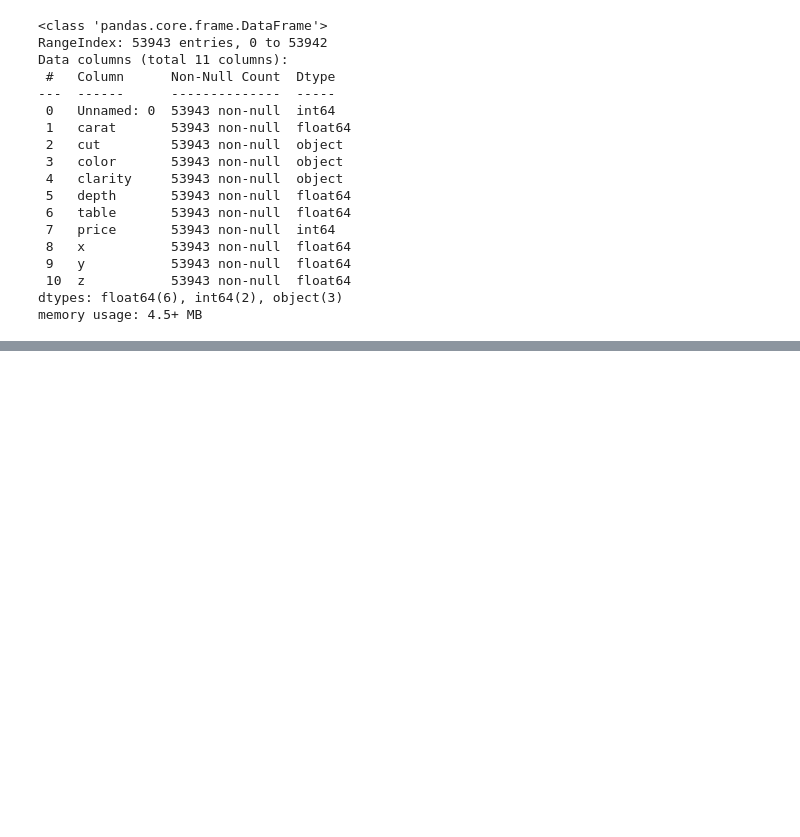
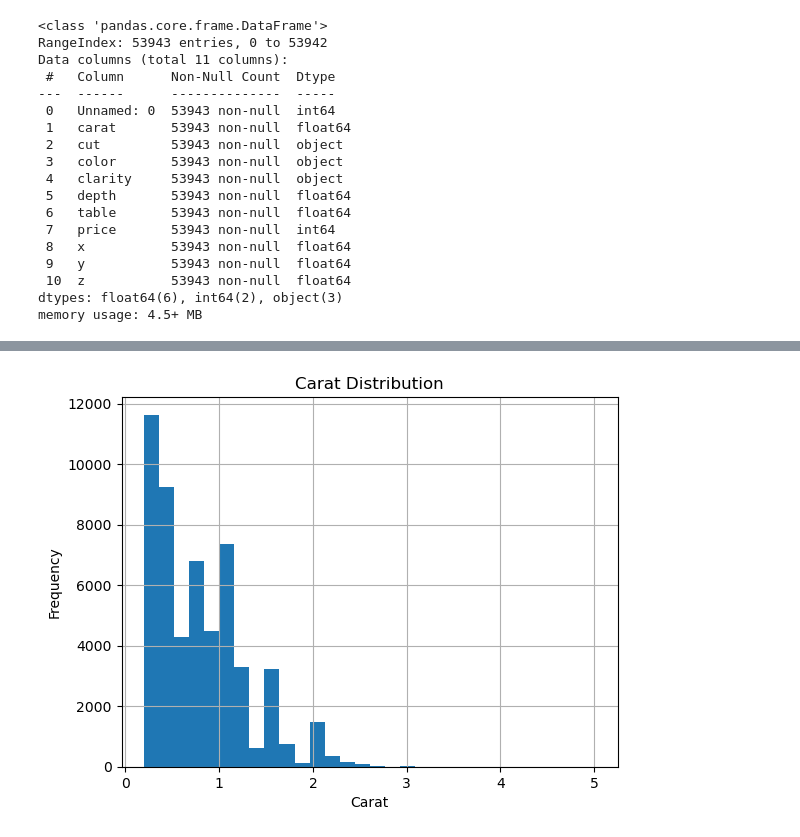
Before and after one commit to CodeFusion-General/diamondprice, a Jupyter notebook: main.ipynb, the cells around one changed output, grey strips where cells are left out. Cells and saved outputs as stored; diff of their text form; code cells hidden in the pictures; blank space fills up the shorter version.

Commit message:
initial commit
only data visualization left to be done

```diff
--- a/main.ipynb
+++ b/main.ipynb
@@ -112,0 +149,11 @@ for c in num_cols.columns:
+# %%
+#Carat Counts
+
+plt.hist(df['carat'], bins=30)
+plt.xlabel('Carat')
+plt.ylabel('Frequency')
+plt.grid(True)  # Add grid lines
+plt.title('Carat Distribution')
+plt.show()
+# %% [output]
+[figure, added]
```
Also changed, not shown: parts of 21 cells of this notebook.
